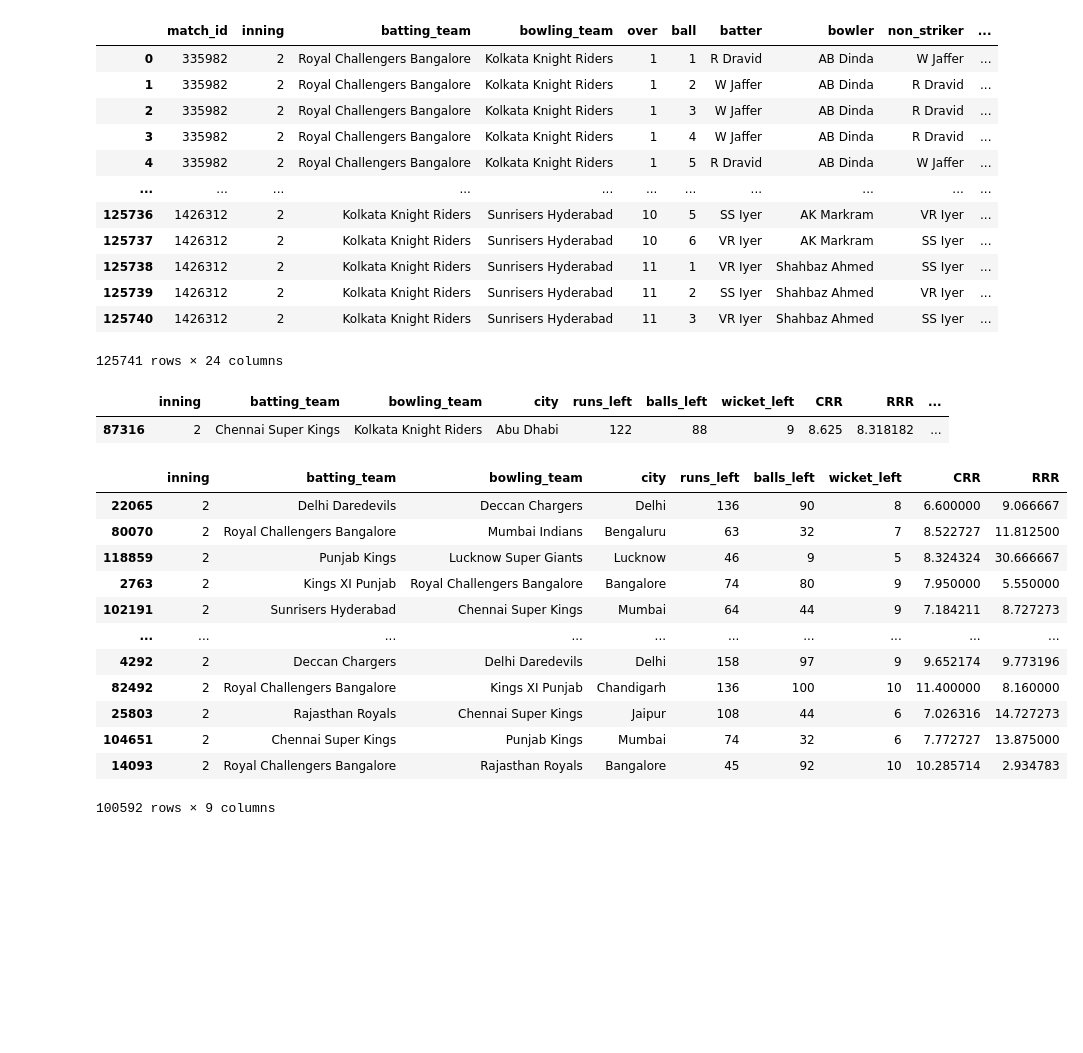
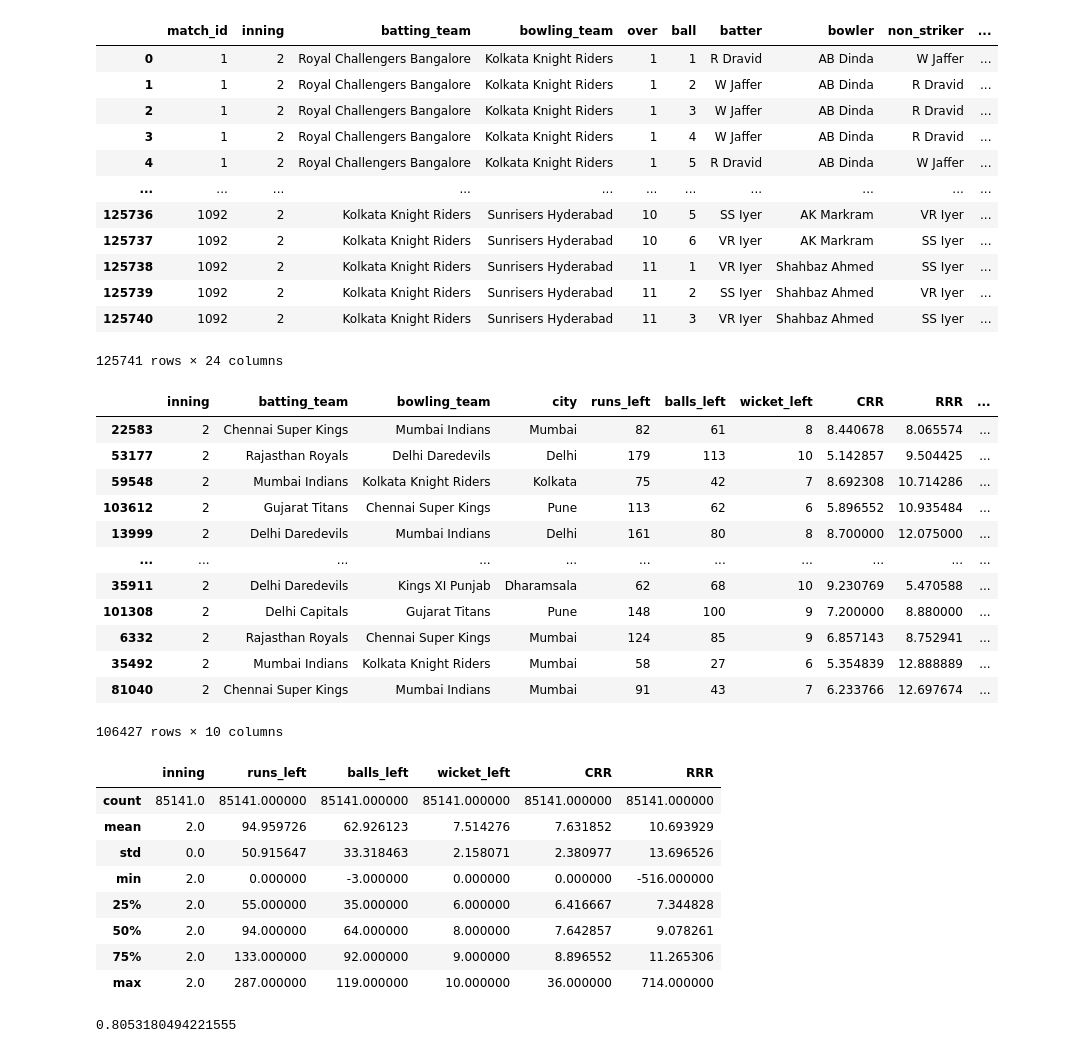
Before and after one commit to Sparshkalia/IPL-win-predictor, a Jupyter notebook: project.ipynb, the cells around one changed output. Drawn from its saved outputs; the diff is of its cells as text; code cells hidden in the pictures; blank space fills up the shorter version.

Commit message:
logistic regression applied

```diff
--- a/project.ipynb
+++ b/project.ipynb
@@ -53,21 +53,24 @@ delevery_ining2 = delevery_ining2.merge(
     right_on='id',
     how='left'
 )
+unique_match_ids = delevery_ining2['match_id'].unique()
+match_id_mapping = {old_id: new_id for new_id, old_id in enumerate(sorted(unique_match_ids), start=1)}
+delevery_ining2['match_id'] = delevery_ining2['match_id'].map(match_id_mapping)
 delevery_ining2.drop(columns=['id'], inplace=True)
 delevery_ining2
 # %% [output]
 |  | match_id | inning | batting_team | bowling_team | over | ball | batter | bowler | non_striker | ... |
-| 0 | 335982 | 2 | Royal Challengers Bangalore | Kolkata Knight Riders | 1 | 1 | R Dravid | AB Dinda | W Jaffer | ... |
-| 1 | 335982 | 2 | Royal Challengers Bangalore | Kolkata Knight Riders | 1 | 2 | W Jaffer | AB Dinda | R Dravid | ... |
-| 2 | 335982 | 2 | Royal Challengers Bangalore | Kolkata Knight Riders | 1 | 3 | W Jaffer | AB Dinda | R Dravid | ... |
-| 3 | 335982 | 2 | Royal Challengers Bangalore | Kolkata Knight Riders | 1 | 4 | W Jaffer | AB Dinda | R Dravid | ... |
-| 4 | 335982 | 2 | Royal Challengers Bangalore | Kolkata Knight Riders | 1 | 5 | R Dravid | AB Dinda | W Jaffer | ... |
+| 0 | 1 | 2 | Royal Challengers Bangalore | Kolkata Knight Riders | 1 | 1 | R Dravid | AB Dinda | W Jaffer | ... |
+| 1 | 1 | 2 | Royal Challengers Bangalore | Kolkata Knight Riders | 1 | 2 | W Jaffer | AB Dinda | R Dravid | ... |
+| 2 | 1 | 2 | Royal Challengers Bangalore | Kolkata Knight Riders | 1 | 3 | W Jaffer | AB Dinda | R Dravid | ... |
+| 3 | 1 | 2 | Royal Challengers Bangalore | Kolkata Knight Riders | 1 | 4 | W Jaffer | AB Dinda | R Dravid | ... |
+| 4 | 1 | 2 | Royal Challengers Bangalore | Kolkata Knight Riders | 1 | 5 | R Dravid | AB Dinda | W Jaffer | ... |
 | ... | ... | ... | ... | ... | ... | ... | ... | ... | ... | ... |
-| 125736 | 1426312 | 2 | Kolkata Knight Riders | Sunrisers Hyderabad | 10 | 5 | SS Iyer | AK Markram | VR Iyer | ... |
-| 125737 | 1426312 | 2 | Kolkata Knight Riders | Sunrisers Hyderabad | 10 | 6 | VR Iyer | AK Markram | SS Iyer | ... |
-| 125738 | 1426312 | 2 | Kolkata Knight Riders | Sunrisers Hyderabad | 11 | 1 | VR Iyer | Shahbaz Ahmed | SS Iyer | ... |
-| 125739 | 1426312 | 2 | Kolkata Knight Riders | Sunrisers Hyderabad | 11 | 2 | SS Iyer | Shahbaz Ahmed | VR Iyer | ... |
-| 125740 | 1426312 | 2 | Kolkata Knight Riders | Sunrisers Hyderabad | 11 | 3 | VR Iyer | Shahbaz Ahmed | SS Iyer | ... |
+| 125736 | 1092 | 2 | Kolkata Knight Riders | Sunrisers Hyderabad | 10 | 5 | SS Iyer | AK Markram | VR Iyer | ... |
+| 125737 | 1092 | 2 | Kolkata Knight Riders | Sunrisers Hyderabad | 10 | 6 | VR Iyer | AK Markram | SS Iyer | ... |
+| 125738 | 1092 | 2 | Kolkata Knight Riders | Sunrisers Hyderabad | 11 | 1 | VR Iyer | Shahbaz Ahmed | SS Iyer | ... |
+| 125739 | 1092 | 2 | Kolkata Knight Riders | Sunrisers Hyderabad | 11 | 2 | SS Iyer | Shahbaz Ahmed | VR Iyer | ... |
+| 125740 | 1092 | 2 | Kolkata Knight Riders | Sunrisers Hyderabad | 11 | 3 | VR Iyer | Shahbaz Ahmed | SS Iyer | ... |
 125741 rows × 24 columns
 # %%
 def result(row):
@@ -76,33 +79,56 @@ def result(row):
 delevery_ining2['result']=delevery_ining2.apply(result,axis=1)
 final_data = delevery_ining2[['inning', 'batting_team', 'bowling_team','city', 'runs_left', 'balls_left', 'wicket_left', 'CRR', 'RRR', 'result']]
 final_data = final_data.sample(final_data.shape[0])
-final_data.sample()
+final_data.dropna(inplace=True)
+final_data=final_data[final_data['balls_left']!=0]
+final_data
 # %% [output]
 |  | inning | batting_team | bowling_team | city | runs_left | balls_left | wicket_left | CRR | RRR | ... |
-| 87316 | 2 | Chennai Super Kings | Kolkata Knight Riders | Abu Dhabi | 122 | 88 | 9 | 8.625 | 8.318182 | ... |
+| 22583 | 2 | Chennai Super Kings | Mumbai Indians | Mumbai | 82 | 61 | 8 | 8.440678 | 8.065574 | ... |
+| 53177 | 2 | Rajasthan Royals | Delhi Daredevils | Delhi | 179 | 113 | 10 | 5.142857 | 9.504425 | ... |
+| 59548 | 2 | Mumbai Indians | Kolkata Knight Riders | Kolkata | 75 | 42 | 7 | 8.692308 | 10.714286 | ... |
+| 103612 | 2 | Gujarat Titans | Chennai Super Kings | Pune | 113 | 62 | 6 | 5.896552 | 10.935484 | ... |
+| 13999 | 2 | Delhi Daredevils | Mumbai Indians | Delhi | 161 | 80 | 8 | 8.700000 | 12.075000 | ... |
+| ... | ... | ... | ... | ... | ... | ... | ... | ... | ... | ... |
+| 35911 | 2 | Delhi Daredevils | Kings XI Punjab | Dharamsala | 62 | 68 | 10 | 9.230769 | 5.470588 | ... |
+| 101308 | 2 | Delhi Capitals | Gujarat Titans | Pune | 148 | 100 | 9 | 7.200000 | 8.880000 | ... |
+| 6332 | 2 | Rajasthan Royals | Chennai Super Kings | Mumbai | 124 | 85 | 9 | 6.857143 | 8.752941 | ... |
+| 35492 | 2 | Mumbai Indians | Kolkata Knight Riders | Mumbai | 58 | 27 | 6 | 5.354839 | 12.888889 | ... |
+| 81040 | 2 | Chennai Super Kings | Mumbai Indians | Mumbai | 91 | 43 | 7 | 6.233766 | 12.697674 | ... |
+106427 rows × 10 columns
 # %%
 X = final_data.iloc[:,:-1]
 y = final_data.iloc[:,-1]
 from sklearn.model_selection import train_test_split
 X_train,X_test,y_train,y_test = train_test_split(X,y,test_size=0.2,random_state=1)
 from sklearn.compose import ColumnTransformer
 from sklearn.preprocessing import OneHotEncoder
 column_transformer = ColumnTransformer([
     ('onehot', OneHotEncoder( drop='first'), ['batting_team', 'bowling_team', 'city'])
 ]
 ,remainder='passthrough')
-X_train
+X_train.describe()
 # %% [output]
-|  | inning | batting_team | bowling_team | city | runs_left | balls_left | wicket_left | CRR | RRR |
-| 22065 | 2 | Delhi Daredevils | Deccan Chargers | Delhi | 136 | 90 | 8 | 6.600000 | 9.066667 |
-| 80070 | 2 | Royal Challengers Bangalore | Mumbai Indians | Bengaluru | 63 | 32 | 7 | 8.522727 | 11.812500 |
-| 118859 | 2 | Punjab Kings | Lucknow Super Giants | Lucknow | 46 | 9 | 5 | 8.324324 | 30.666667 |
-| 2763 | 2 | Kings XI Punjab | Royal Challengers Bangalore | Bangalore | 74 | 80 | 9 | 7.950000 | 5.550000 |
-| 102191 | 2 | Sunrisers Hyderabad | Chennai Super Kings | Mumbai | 64 | 44 | 9 | 7.184211 | 8.727273 |
-| ... | ... | ... | ... | ... | ... | ... | ... | ... | ... |
-| 4292 | 2 | Deccan Chargers | Delhi Daredevils | Delhi | 158 | 97 | 9 | 9.652174 | 9.773196 |
-| 82492 | 2 | Royal Challengers Bangalore | Kings XI Punjab | Chandigarh | 136 | 100 | 10 | 11.400000 | 8.160000 |
-| 25803 | 2 | Rajasthan Royals | Chennai Super Kings | Jaipur | 108 | 44 | 6 | 7.026316 | 14.727273 |
-| 104651 | 2 | Chennai Super Kings | Punjab Kings | Mumbai | 74 | 32 | 6 | 7.772727 | 13.875000 |
-| 14093 | 2 | Royal Challengers Bangalore | Rajasthan Royals | Bangalore | 45 | 92 | 10 | 10.285714 | 2.934783 |
+|  | inning | runs_left | balls_left | wicket_left | CRR | RRR |
+| count | 85141.0 | 85141.000000 | 85141.000000 | 85141.000000 | 85141.000000 | 85141.000000 |
+| mean | 2.0 | 94.959726 | 62.926123 | 7.514276 | 7.631852 | 10.693929 |
+| std | 0.0 | 50.915647 | 33.318463 | 2.158071 | 2.380977 | 13.696526 |
+| min | 2.0 | 0.000000 | -3.000000 | 0.000000 | 0.000000 | -516.000000 |
+| 25% | 2.0 | 55.000000 | 35.000000 | 6.000000 | 6.416667 | 7.344828 |
+| 50% | 2.0 | 94.000000 | 64.000000 | 8.000000 | 7.642857 | 9.078261 |
+| 75% | 2.0 | 133.000000 | 92.000000 | 9.000000 | 8.896552 | 11.265306 |
+| max | 2.0 | 287.000000 | 119.000000 | 10.000000 | 36.000000 | 714.000000 |
-100592 rows × 9 columns
+# %%
+from sklearn.linear_model import LogisticRegression
+from sklearn.ensemble import RandomForestClassifier
+from sklearn.pipeline import Pipeline
+pipe = Pipeline(steps=[
+    ('step1',column_transformer),
+    ('step2',LogisticRegression(solver='liblinear'))
+])
+pipe.fit(X_train,y_train)
+y_pred=pipe.predict(X_test)
+from sklearn.metrics import accuracy_score
+accuracy_score(y_test,y_pred)
+# %% [output]
+0.8053180494221555
```
Also changed, not shown: parts of 3 cells of this notebook.
